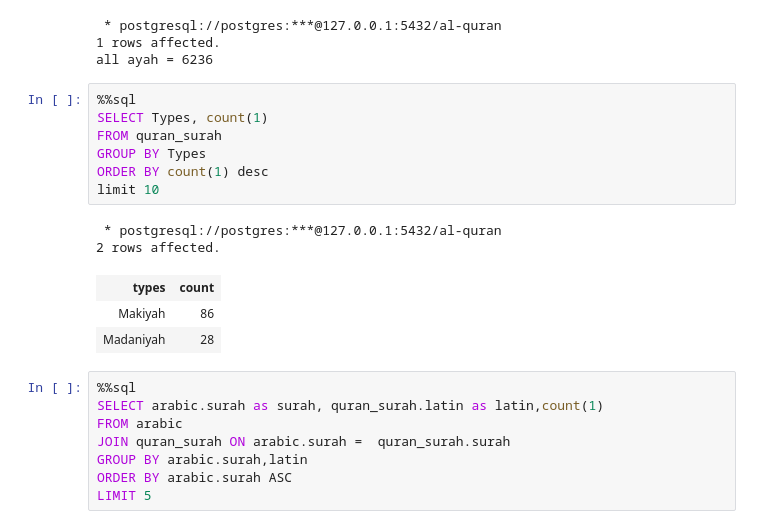
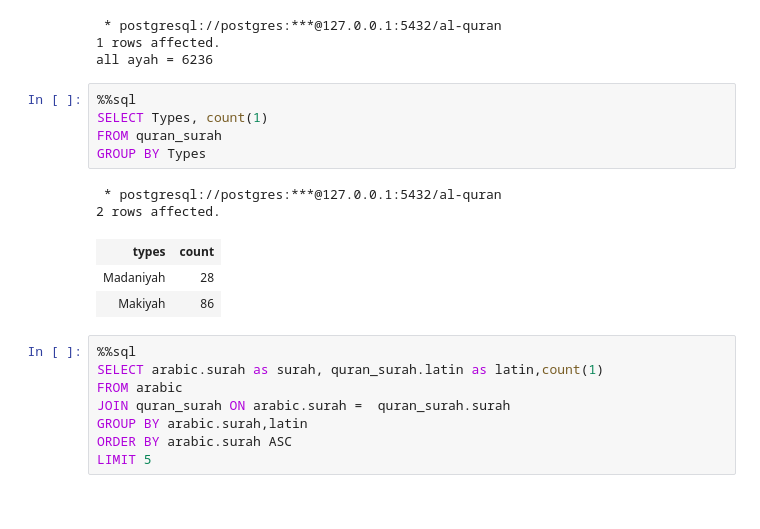
Before and after one commit to hudayala/Quran-Database-and-Data-Warehouse_Sulaiman-Charaae, a Jupyter notebook: al-quran.ipynb, the cells around one changed output. Cells and saved outputs as stored; diff of their text form.

```diff
--- a/al-quran.ipynb
+++ b/al-quran.ipynb
@@ -159,16 +174,14 @@ all ayah = 6236
 # %%
 %%sql
 SELECT Types, count(1)
 FROM quran_surah
 GROUP BY Types
-ORDER BY count(1) desc
-limit 10
 # %% [output]
  * postgresql://postgres:***@127.0.0.1:5432/al-quran
 2 rows affected.
 | types | count |
+| Madaniyah | 28 |
 | Makiyah | 86 |
-| Madaniyah | 28 |
 # %%
 %%sql
 SELECT arabic.surah as surah, quran_surah.latin as latin,count(1)
```
Also changed, not shown: parts of 4 cells of this notebook.
